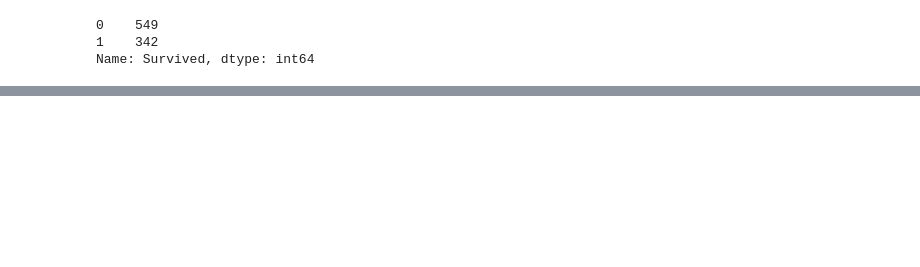
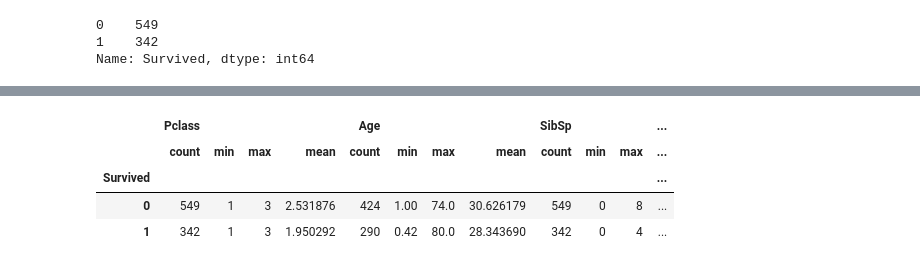
Before and after one commit to KhageshorGiri/Machine_Learning, a Jupyter notebook: Machine Learning/EDA/Titanic.ipynb, the cells around one changed output, grey strips where cells are left out. Drawn from its saved outputs; the diff is of its cells as text; code cells hidden in the pictures; blank space fills up the shorter version.

```diff
--- a/Machine Learning/EDA/Titanic.ipynb
+++ b/Machine Learning/EDA/Titanic.ipynb
@@ -123,2 +144,11 @@ plt.show()
 # %%
 # This is little bit un blanced dataset
+# %%
+# using group by function to get more information about our target variable
+df.groupby("Survived").agg(["count","min", "max","mean"])
+# %% [output]
+|  | Pclass |  |  |  | Age |  |  |  | SibSp |  |  | ... |
+|  | count | min | max | mean | count | min | max | mean | count | min | max | ... |
+| Survived |  |  |  |  |  |  |  |  |  |  |  | ... |
+| 0 | 549 | 1 | 3 | 2.531876 | 424 | 1.00 | 74.0 | 30.626179 | 549 | 0 | 8 | ... |
+| 1 | 342 | 1 | 3 | 1.950292 | 290 | 0.42 | 80.0 | 28.343690 | 342 | 0 | 4 | ... |
```
Also changed, not shown: parts of 17 cells of this notebook.
